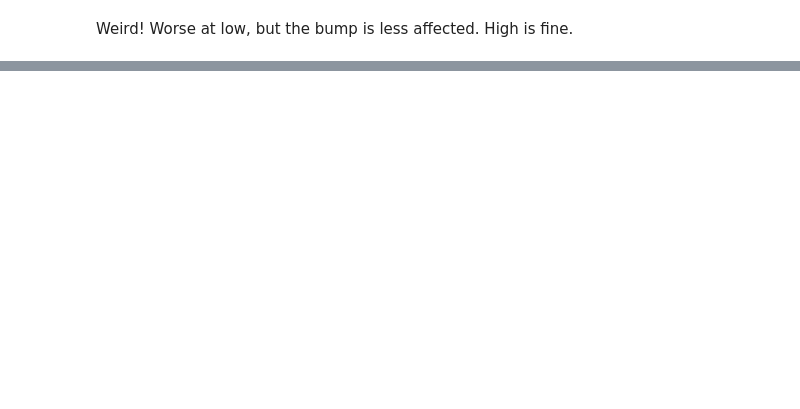
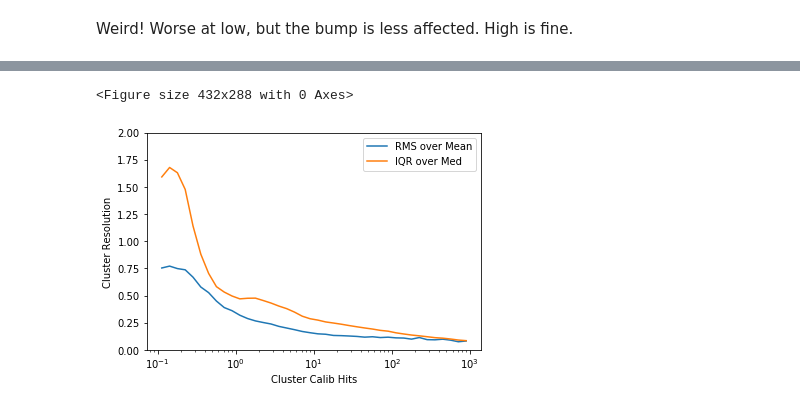
Before and after one commit to russbate42/UBCPionML, a Jupyter notebook: regression/TopClusterRegressionRewrite.ipynb, the cells around one changed output, grey strips where cells are left out. Drawn from its saved outputs; the diff is of its cells as text; code cells hidden in the pictures; blank space fills up the shorter version.

```diff
--- a/regression/TopClusterRegressionRewrite.ipynb
+++ b/regression/TopClusterRegressionRewrite.ipynb
@@ -324,0 +403,5 @@ Weird! Worse at low, but the bump is less affected. High is fine.
+# %%
+xcenter, stdOverMeanG = ru.resolutionPlot(pp['cluster_ENG_CALIB_TOT'], pp['clusterE']/pp['cluster_ENG_CALIB_TOT'],
+                plotpath+'hist_2D_calib_vs_ratio_pp_stdMean', statistic='stdOverMean')
+xcenter, iqrOverMedG = ru.resolutionPlot(pp['cluster_ENG_CALIB_TOT'], pp['clusterE']/pp['cluster_ENG_CALIB_TOT'],
+                plotpath+'hist_2D_calib_vs_ratio_pp_iqrMed', statistic='iqrOverMed')
@@ -324,0 +413,16 @@ Weird! Worse at low, but the bump is less affected. High is fine.
+# %%
+plt.cla(); plt.clf()
+fig = plt.figure()
+fig.patch.set_facecolor('white')
+plt.plot(xcenter, stdOverMeanG, label = 'RMS over Mean')
+plt.plot(xcenter, iqrOverMedG, label = 'IQR over Med')
+plt.xscale('log')
+plt.ylim(0,2)
+plt.xlabel('Cluster Calib Hits')
+plt.ylabel('Cluster Resolution')
+plt.legend()
+plt.savefig(plotpath+'/hist_2D_calib_vs_ratio_pp_several.pdf')
+plt.show()
+# %% [output]
+<Figure size 432x288 with 0 Axes>
+[figure, added]
```
Also changed, not shown: parts of 17 cells of this notebook, 2 other files.
